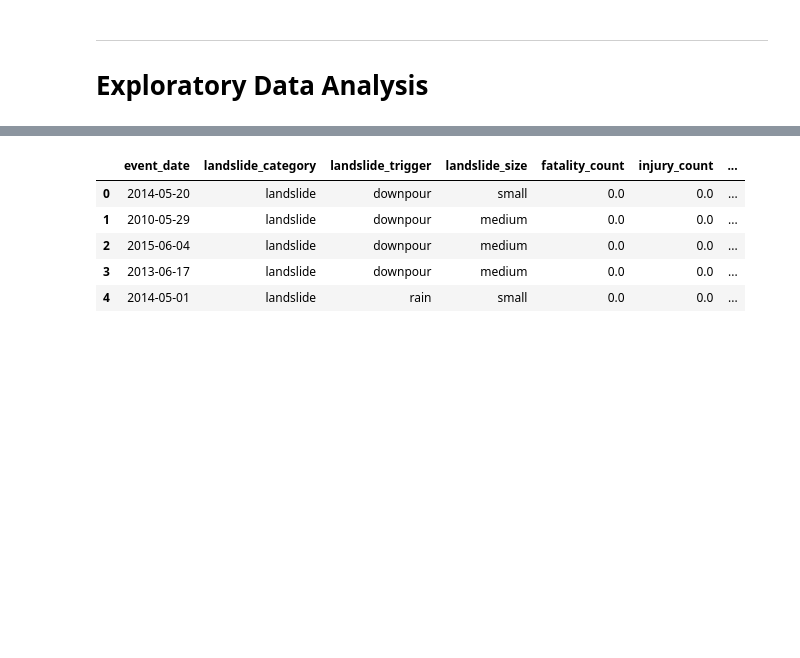
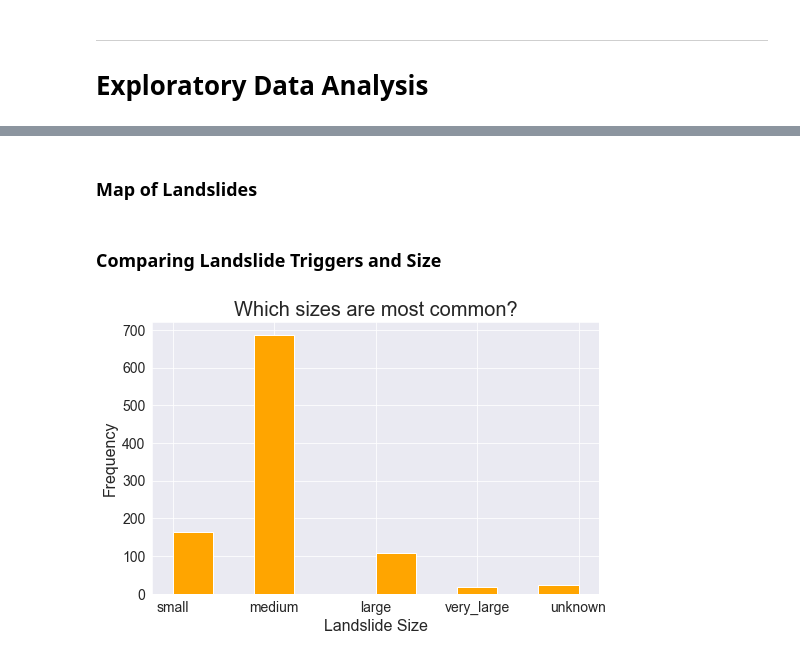
Before and after one commit to katelynnelson38/nasa_api, a Jupyter notebook: landslide_api_eda.ipynb, the cells around one changed output, grey strips where cells are left out. Saved outputs shown, nothing was run; the diff lists cells and outputs as text; code cells hidden in the pictures; blank space fills up the shorter version.

```diff
--- a/landslide_api_eda.ipynb
+++ b/landslide_api_eda.ipynb
@@ -195,6 +163,8 @@ Ideas for analysis:
 import plotly.express as px
 import matplotlib.pyplot as plt
 import seaborn as sns
+# %% [markdown]
+### Map of Landslides
 # %%
 #plt.figure(figsize = (20, 8))
 px.scatter_geo(landslide_df, lat = 'latitude', lon = 'longitude', hover_name = 'country_name')
@@ -207,9 +177,13 @@ fig.write_html('landslide_map.html', full_html = False, include_plotlyjs = 'cdn'
-# %%
-landslide_df.head()
-# %% [output]
-|  | event_date | landslide_category | landslide_trigger | landslide_size | fatality_count | injury_count | ... |
-| 0 | 2014-05-20 | landslide | downpour | small | 0.0 | 0.0 | ... |
-| 1 | 2010-05-29 | landslide | downpour | medium | 0.0 | 0.0 | ... |
-| 2 | 2015-06-04 | landslide | downpour | medium | 0.0 | 0.0 | ... |
-| 3 | 2013-06-17 | landslide | downpour | medium | 0.0 | 0.0 | ... |
-| 4 | 2014-05-01 | landslide | rain | small | 0.0 | 0.0 | ... |
+# %% [markdown]
+### Comparing Landslide Triggers and Size
+# %%
+sns.set_style('darkgrid')
+plt.figure(figsize = (8, 5))
+plt.hist(data = landslide_df, x = 'landslide_size', color = 'orange')
+plt.xlabel('Landslide Size', fontsize = 16)
+plt.ylabel('Frequency', fontsize = 16)
+plt.title('Which sizes are most common?', fontsize = 20)
+plt.tick_params(labelsize = 14)
+plt.show()
+# %% [output]
+[figure, added]
```
Also changed, not shown: parts of 38 cells of this notebook, 2 other files.
